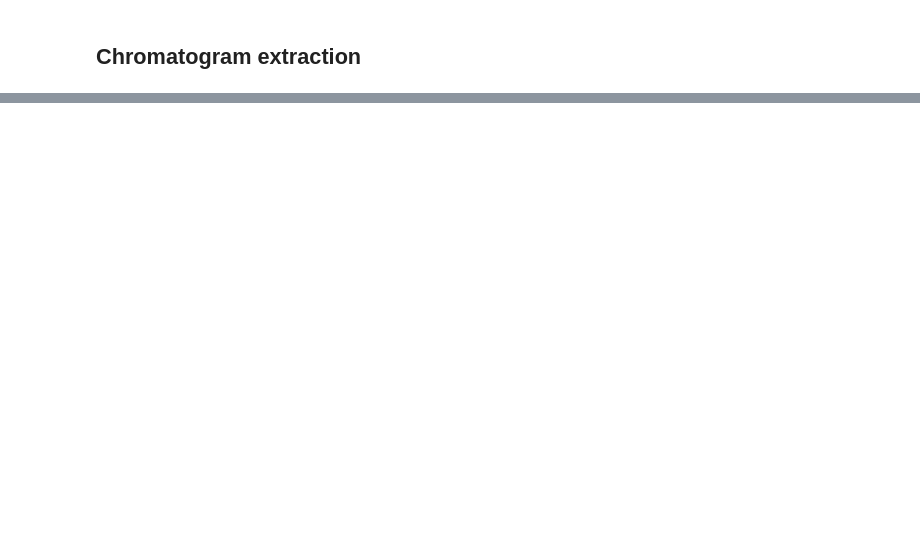
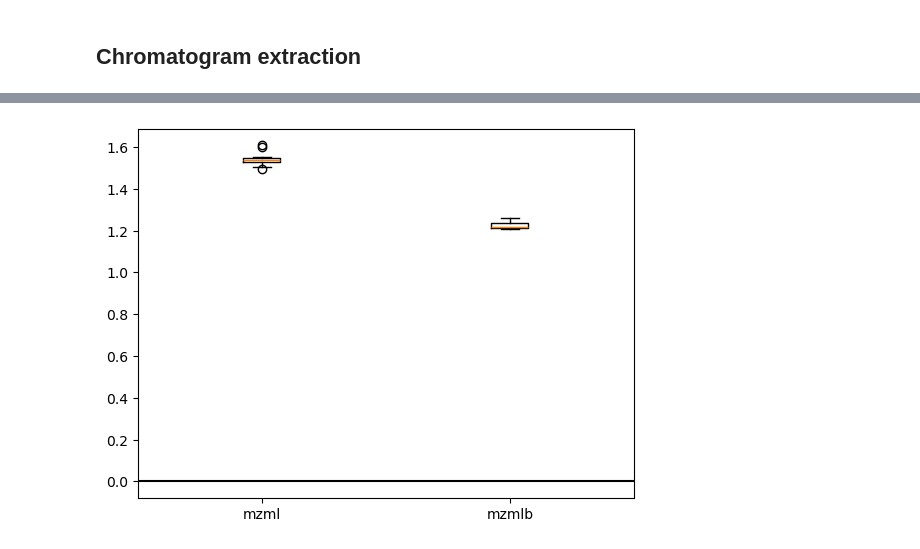
Before and after one commit to wkumler/mzsql, a Jupyter notebook: demo_notebooks/mzMLb_notebook.ipynb, the cells around one changed output, grey strips where cells are left out. Saved outputs shown, nothing was run; the diff lists cells and outputs as text; code cells hidden in the pictures; blank space fills up the shorter version.

```diff
--- a/mzMLb_notebook.ipynb
+++ b/demo_notebooks/mzMLb_notebook.ipynb
@@ -95,5 +99,7 @@ mzml_idx_chrom = timeit.repeat('mzsql.get_chrom_mzml_idx("demo_data/180205_Poo_T
 mzmlb_chrom = timeit.repeat('mzsql.get_chrom_mzmlb("demo_data/180205_Poo_TruePoo_Full1.mzMLb", 118.0865, 10)', globals=globals(), number=1, repeat=10)
 # %%
-plt.boxplot([mzml_chrom, mzml_idx_chrom, mzmlb_chrom], tick_labels=["mzml", "idx_mzml", "mzmlb"])
+plt.boxplot([mzml_chrom, mzmlb_chrom], tick_labels=["mzml", "mzmlb"])
 plt.axhline(y=0, color="k")
 plt.show()
+# %% [output]
+[figure, added]
```
Also changed, not shown: parts of 5 cells of this notebook, 1 other file.
